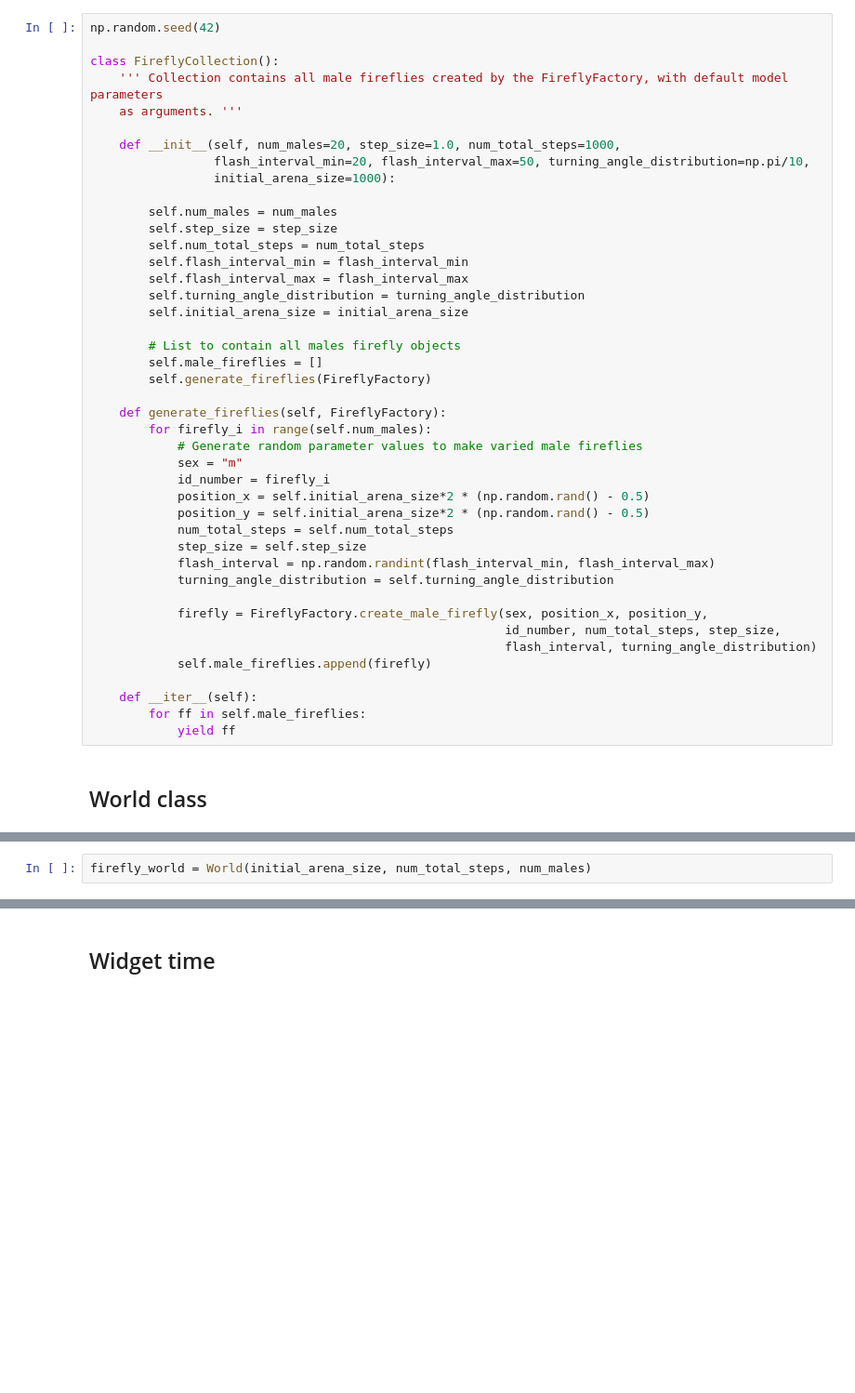
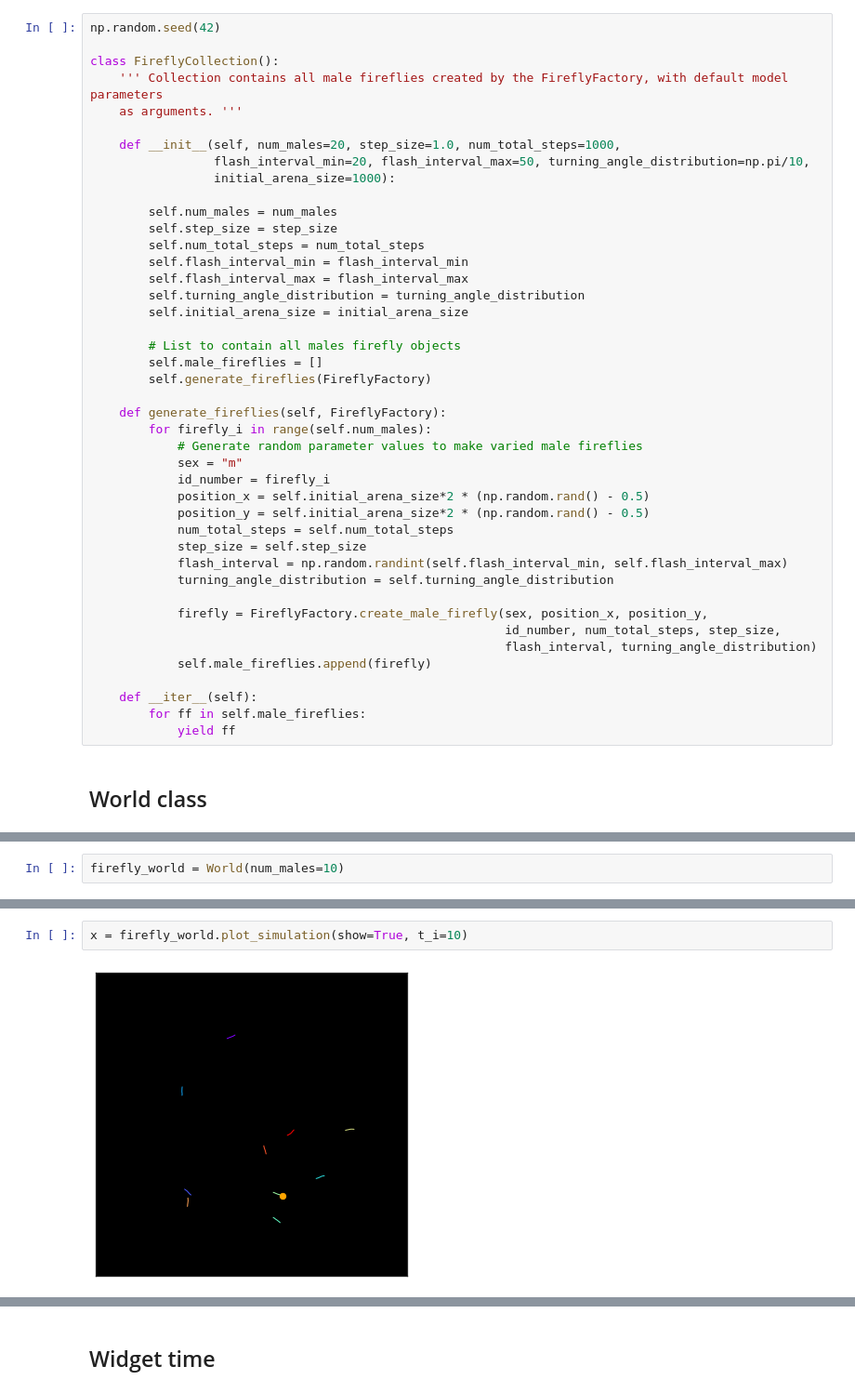
Before and after one commit to dieumynguyen/S2019_ObjectOrientedDesign, a Jupyter notebook: FinalProject/Firefly Courtship Agent-Based Model.ipynb, the cells around one changed output, grey strips where cells are left out. Shown: that part at 93% size. Drawn from its saved outputs; the diff is of its cells as text; blank space fills up the shorter version.

Commit message:
sim plot working yay

```diff
--- a/FinalProject/Firefly Courtship Agent-Based Model.ipynb
+++ b/FinalProject/Firefly Courtship Agent-Based Model.ipynb
@@ -149,7 +149,7 @@ class FireflyCollection():
             position_y = self.initial_arena_size*2 * (np.random.rand() - 0.5)
             num_total_steps = self.num_total_steps
             step_size = self.step_size
-            flash_interval = np.random.randint(flash_interval_min, flash_interval_max)
+            flash_interval = np.random.randint(self.flash_interval_min, self.flash_interval_max)
             turning_angle_distribution = self.turning_angle_distribution
 
             firefly = FireflyFactory.create_male_firefly(sex, position_x, position_y,
@@ -301,2 +374,2 @@ initial_arena_size = num_total_steps  # Arena size to start with
 # %%
-firefly_world = World(initial_arena_size, num_total_steps, num_males)
+firefly_world = World(num_males=10)
@@ -302,0 +380,4 @@ firefly_world = World(initial_arena_size, num_total_steps, num_males)
+# %%
+x = firefly_world.plot_simulation(show=True, t_i=10)
+# %% [output]
+[figure, added]
```
Also changed, not shown: parts of 6 cells of this notebook.
